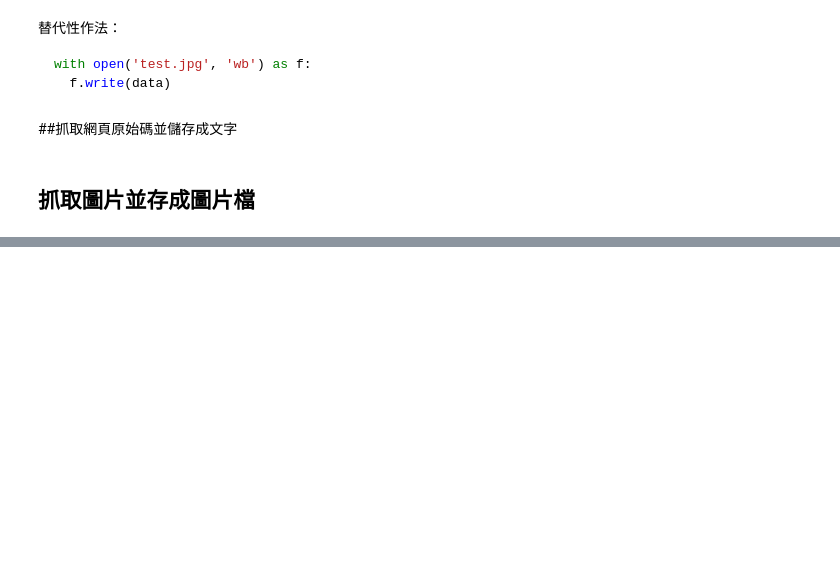
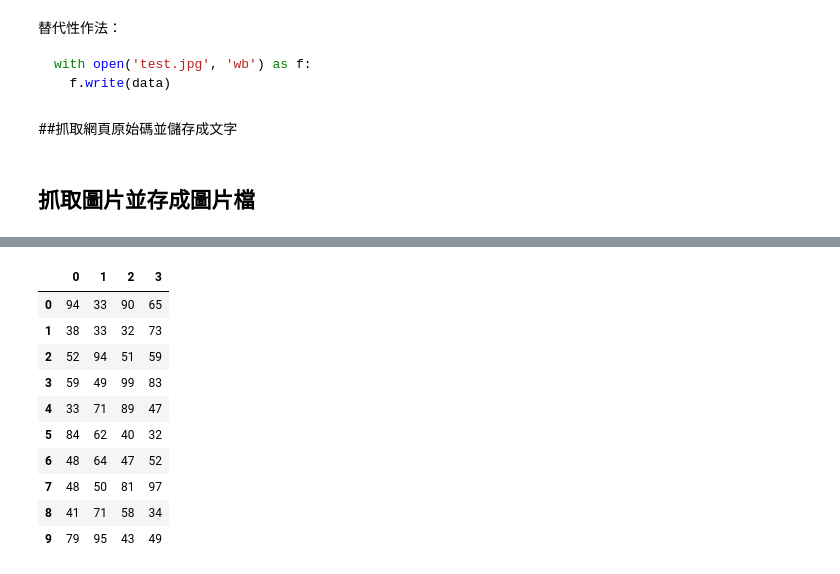
Before and after one commit to JYRUS19/20230205-Python, a Jupyter notebook: 20230304.ipynb, the cells around one changed output, grey strips where cells are left out. Drawn from its saved outputs; the diff is of its cells as text; code cells hidden in the pictures; blank space fills up the shorter version.

```diff
--- a/20230304.ipynb
+++ b/20230304.ipynb
@@ -647,0 +655,2 @@ with open('ninja.jpg', 'wb') as f:
+# %%
+grades = np.random.randint(30, 101, (10,4))
@@ -647,0 +670,16 @@ with open('ninja.jpg', 'wb') as f:
+# %%
+df = pd.DataFrame(grades)
+# %%
+df
+# %% [output]
+|  | 0 | 1 | 2 | 3 |
+| 0 | 94 | 33 | 90 | 65 |
+| 1 | 38 | 33 | 32 | 73 |
+| 2 | 52 | 94 | 51 | 59 |
+| 3 | 59 | 49 | 99 | 83 |
+| 4 | 33 | 71 | 89 | 47 |
+| 5 | 84 | 62 | 40 | 32 |
+| 6 | 48 | 64 | 47 | 52 |
+| 7 | 48 | 50 | 81 | 97 |
+| 8 | 41 | 71 | 58 | 34 |
+| 9 | 79 | 95 | 43 | 49 |
```
Also changed, not shown: parts of 16 cells of this notebook.
